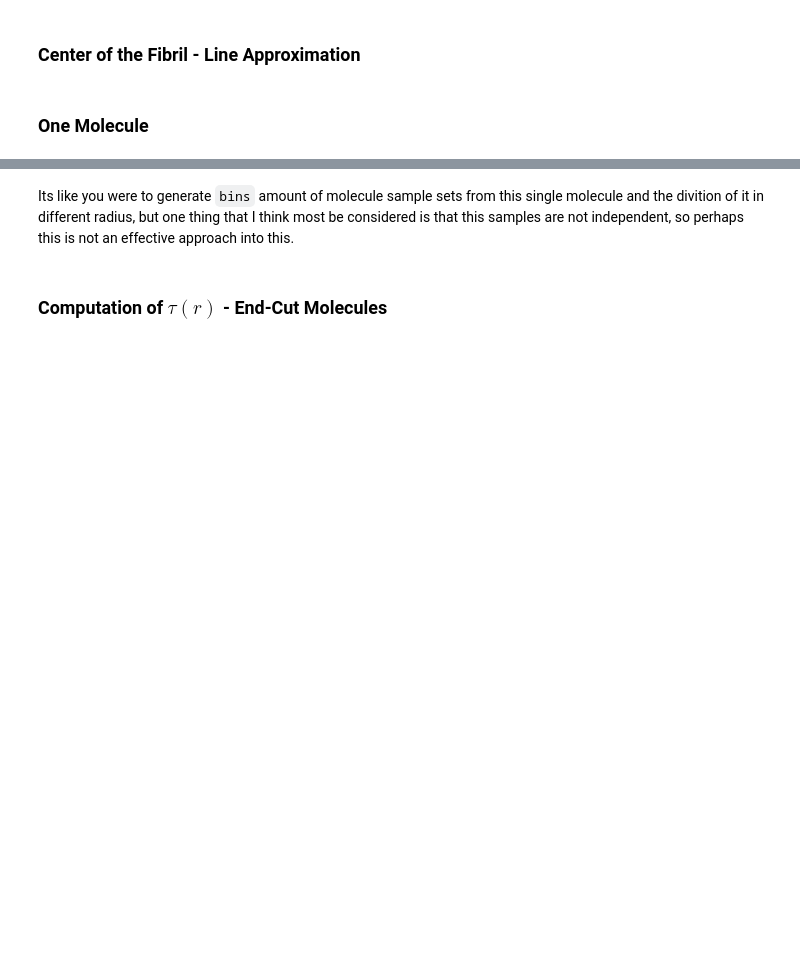
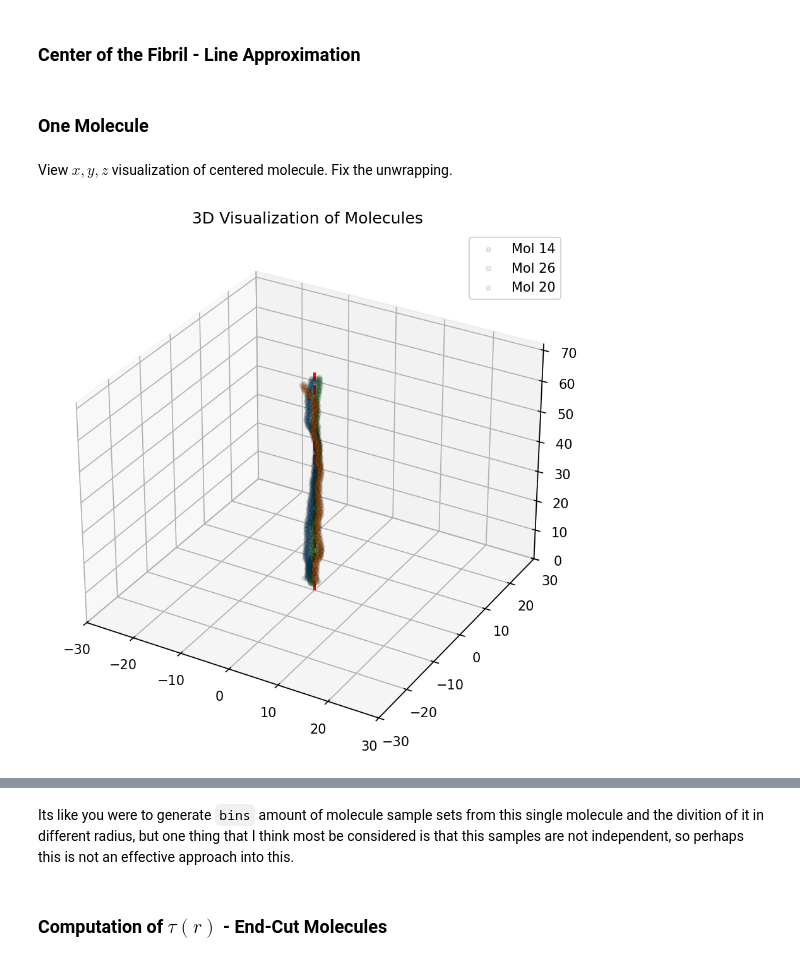
Before and after one commit to eminotre24/Collagen-Project, a Jupyter notebook: MD-Analysis/Twist-Analysis/cyltransf-refined.ipynb, the cells around one changed output, grey strips where cells are left out. Drawn from its saved outputs; the diff is of its cells as text; code cells hidden in the pictures; blank space fills up the shorter version.

```diff
--- a/MD-Analysis/Twist-Analysis/cyltransf-refined.ipynb
+++ b/MD-Analysis/Twist-Analysis/cyltransf-refined.ipynb
@@ -44,7 +44,10 @@ def get_mean_coords_mol(molecule, mask, group):
         else:
             n += 1
             mean_coords += (coords - mean_coords) / n
-    return mean_coords
+
+    # Ordering the z for unwrapping
+    order = np.argsort(mean_coords[:, 2])
+    return mean_coords[order]
 
 def mean_com(mask, group = "backbone"):
     fib_mean = None
@@ -63,16 +66,16 @@ def mean_com(mask, group = "backbone"):
 def clean_phi(y, x):
     # Get the phi effectively getting rid of the jumps
     phi_p = np.atan2(y, x)
-    phi_uw = np.unwrap(phi_p, discont=np.pi)
+    phi_uw = np.unwrap(phi_p)
     return phi_uw
 
 def cyl_proj(molecule, y_fun, x_fun):
-    x = molecule[:, 0]
-    y = molecule[:, 1]
     z = molecule[:, 2]
+    x = molecule[:, 0] - x_fun(z)
+    y = molecule[:, 1] - y_fun(z)
 
-    r = np.sqrt((y - y_fun(z))**2 + (x - x_fun(z))**2)
-    phi = clean_phi(y - y_fun(z), x - x_fun(z))
+    r = np.sqrt(y**2 + x**2)
+    phi = clean_phi(y, x)
     return r, phi, z
 
 def linfitandr2(x, y):
@@ -110,6 +113,40 @@ bins = 5
 cat_bins = np.linspace(rad_mol.min(), rad_mol.max(), bins+1)
 bin_ids = np.digitize(rad_mol, cat_bins) - 1
 bin_rad = 0.5 * (cat_bins[:-1] + cat_bins[1:])
+# %% [markdown]
+View $x,y,z$ visualization of centered molecule. Fix the unwrapping.
+# %%
+mols = [14, 26, 20]
+
+fig = plt.figure(figsize=(6,6), dpi=150)
+ax = fig.add_subplot(111, projection='3d')
+
+cmap = plt.get_cmap("tab10")   # Coloring
+colors = [cmap(j) for j in range(len(mols))]
+for i, mol in enumerate(mols):
+    molecule_mean = get_mean_coords_mol(mol, maskt, "name CA")
+
+    x = molecule_mean[:, 0] - x_cfp
+    y = molecule_mean[:, 1] - y_cfp
+    z = molecule_mean[:, 2]
+
+    ax.scatter(x, y, z, s=10, color=colors[i], edgecolor='k', alpha=0.1, label=f'Mol {mol}')
+
+
+ax.set_xlim3d([-30, 30])
+ax.set_ylim3d([-30, 30])
+ax.set_zlim3d([0, 72])
+
+# Centerline of fibril
+z_line = np.linspace(0, 72, 100)
+ax.plot(np.zeros_like(z_line), np.zeros_like(z_line), z_line, color='r', linestyle='dashed', linewidth=2)
+
+plt.title("3D Visualization of Molecules")
+plt.tight_layout()
+plt.legend()
+plt.show()
+# %% [output]
+[figure, added]
 # %%
 # --- Build figure with GridSpec: left & middle span both rows; right column is split ---
 fig = plt.figure(figsize=(15, 8), dpi=150)
```
Also changed, not shown: parts of 5 cells of this notebook.
